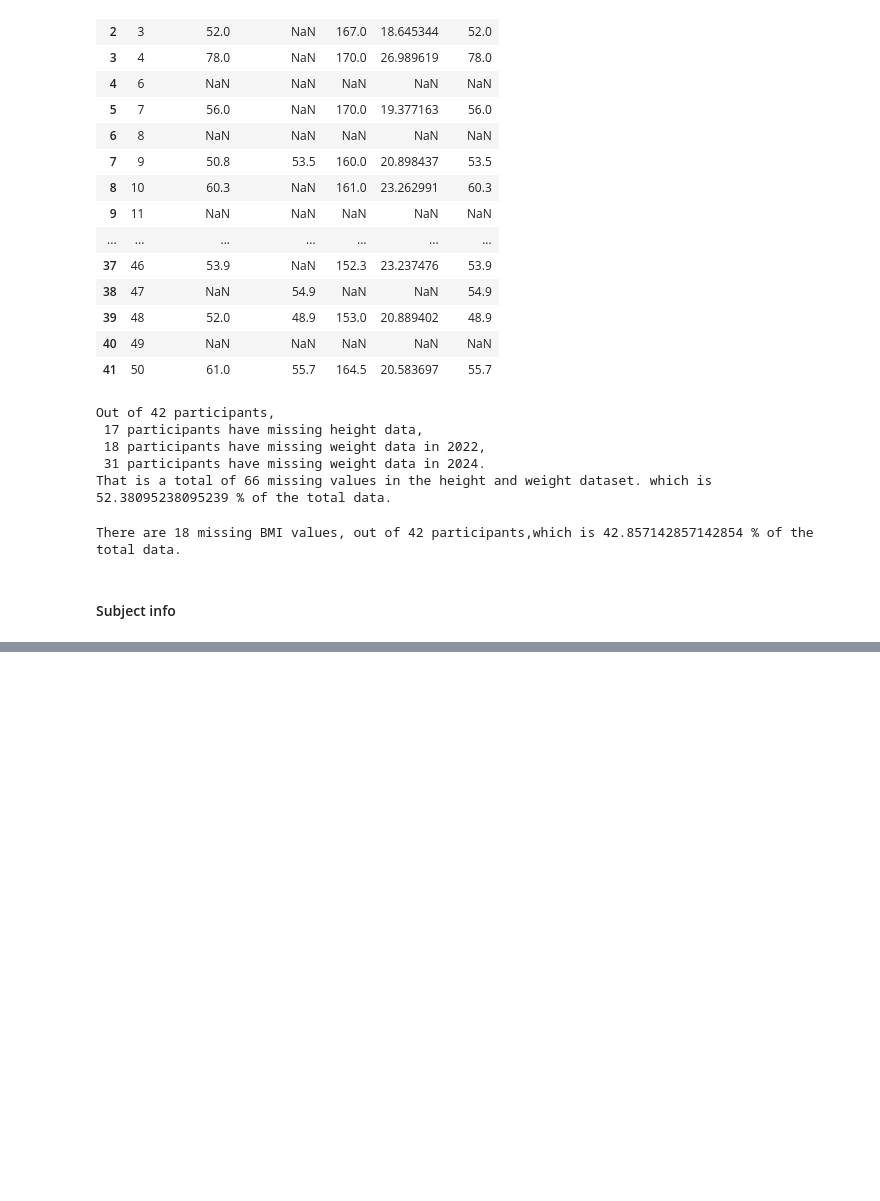
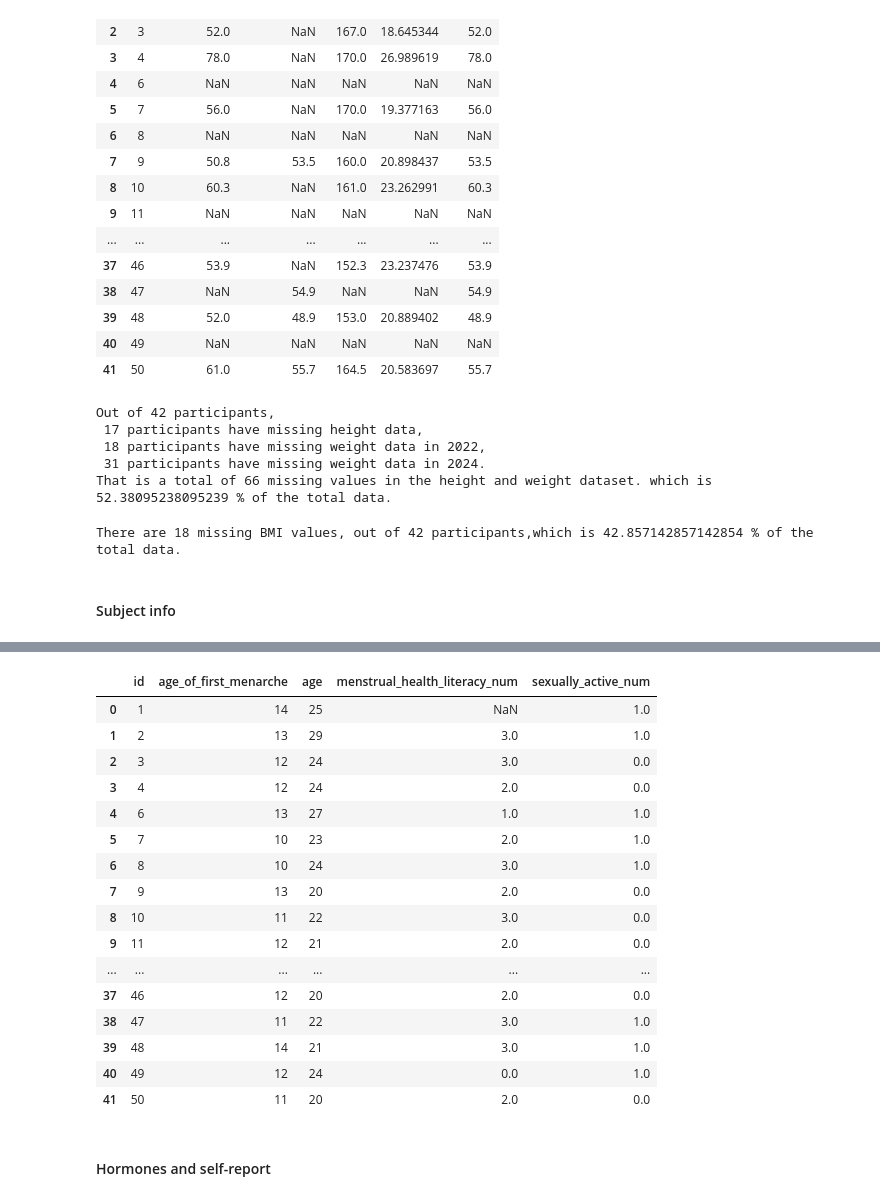
Before and after one commit to EstelleWang-UofT/ML-for-Women, a Jupyter notebook: notebooks/physical activity/mcphases_physical_activity 111.ipynb, the cells around one changed output, grey strips where cells are left out. Drawn from its saved outputs; the diff is of its cells as text; code cells hidden in the pictures; blank space fills up the shorter version.

```diff
--- a/notebooks/physical activity/mcphases_physical_activity 111.ipynb
+++ b/notebooks/physical activity/mcphases_physical_activity 111.ipynb
@@ -313,0 +313,33 @@ KeyError: 'self_report_menstrual_health_literacy'
+# %%
+# Convert self-report sexually_active to numeric values
+sexually_active_mapping = {
+    "No": 0,
+    "Yes": 1
+}
+
+subject_info["sexually_active_num"] = (
+    subject_info["sexually_active"]
+    .map(sexually_active_mapping)
+)
+subject_info = subject_info.drop(columns=["sexually_active"])
+subject_info.head(100)
+# %% [output]
+|  | id | age_of_first_menarche | age | menstrual_health_literacy_num | sexually_active_num |
+| 0 | 1 | 14 | 25 | NaN | 1.0 |
+| 1 | 2 | 13 | 29 | 3.0 | 1.0 |
+| 2 | 3 | 12 | 24 | 3.0 | 0.0 |
+| 3 | 4 | 12 | 24 | 2.0 | 0.0 |
+| 4 | 6 | 13 | 27 | 1.0 | 1.0 |
+| 5 | 7 | 10 | 23 | 2.0 | 1.0 |
+| 6 | 8 | 10 | 24 | 3.0 | 1.0 |
+| 7 | 9 | 13 | 20 | 2.0 | 0.0 |
+| 8 | 10 | 11 | 22 | 3.0 | 0.0 |
+| 9 | 11 | 12 | 21 | 2.0 | 0.0 |
+| ... | ... | ... | ... | ... | ... |
+| 37 | 46 | 12 | 20 | 2.0 | 0.0 |
+| 38 | 47 | 11 | 22 | 3.0 | 1.0 |
+| 39 | 48 | 14 | 21 | 3.0 | 1.0 |
+| 40 | 49 | 12 | 24 | 0.0 | 1.0 |
+| 41 | 50 | 11 | 20 | 2.0 | 0.0 |
+# %% [markdown]
+#### Hormones and self-report
```
Also changed, not shown: parts of 9 cells of this notebook.
